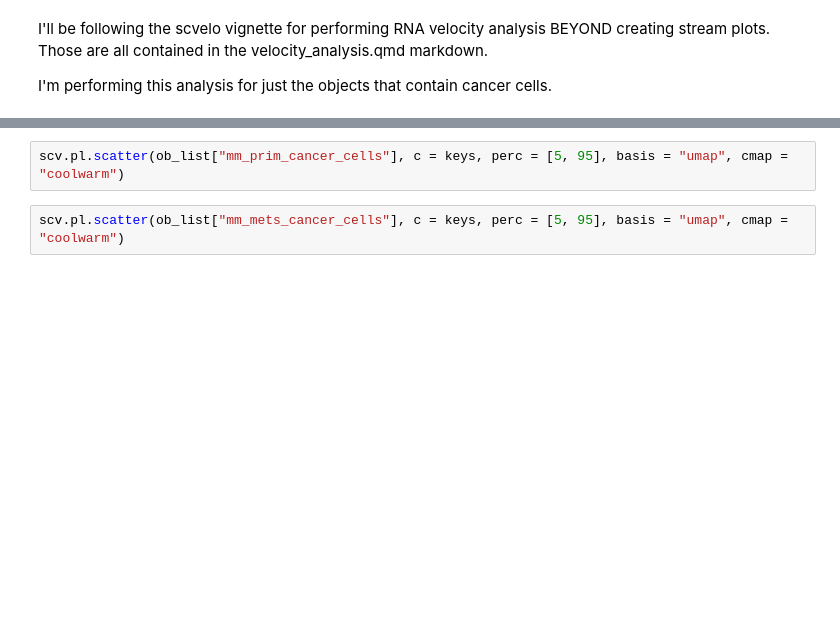
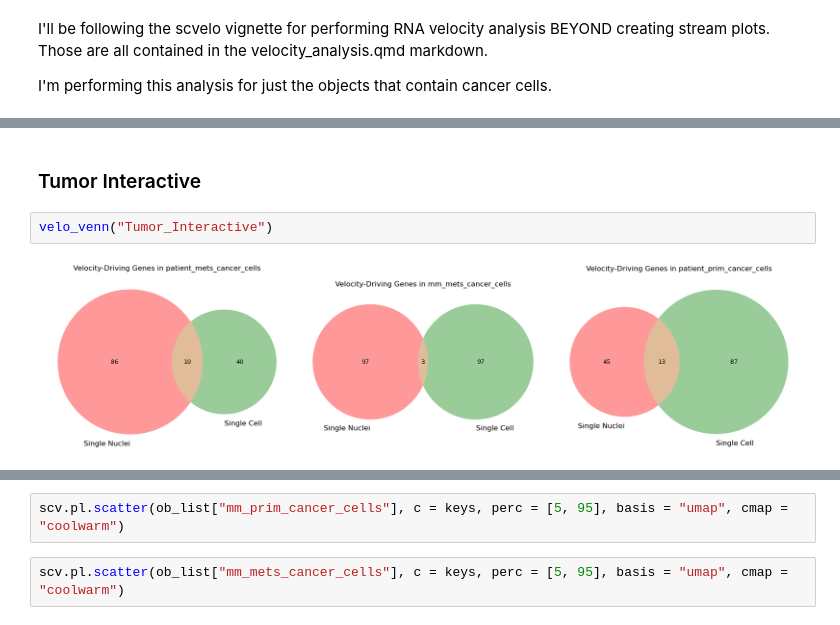
Before and after one commit to kidcancerlab/Osteo_atlas, a Jupyter notebook: get_velocity_genes.ipynb, the cells around one changed output, grey strips where cells are left out. Saved outputs shown, nothing was run; the diff lists cells and outputs as text; blank space fills up the shorter version.

```diff
--- a/get_velocity_genes.ipynb
+++ b/get_velocity_genes.ipynb
@@ -67,0 +137,6 @@ scv.pl.scatter(ob_list["patient_mets_cancer_cells"], c = keys, perc = [5, 95], b
+# %% [markdown]
+### Tumor Interactive
+# %%
+velo_venn("Tumor_Interactive")
+# %% [output]
+[figure, added]
```
Also changed, not shown: parts of 30 cells of this notebook, 2 other files.
